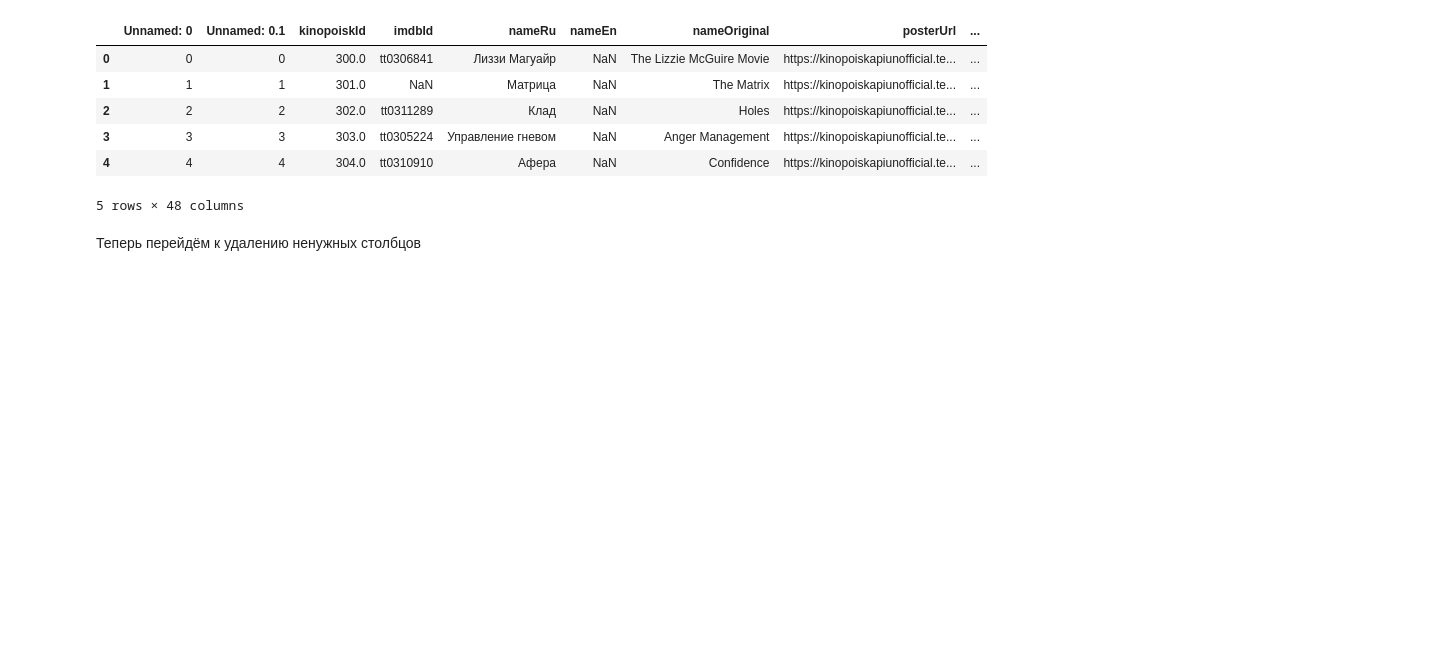
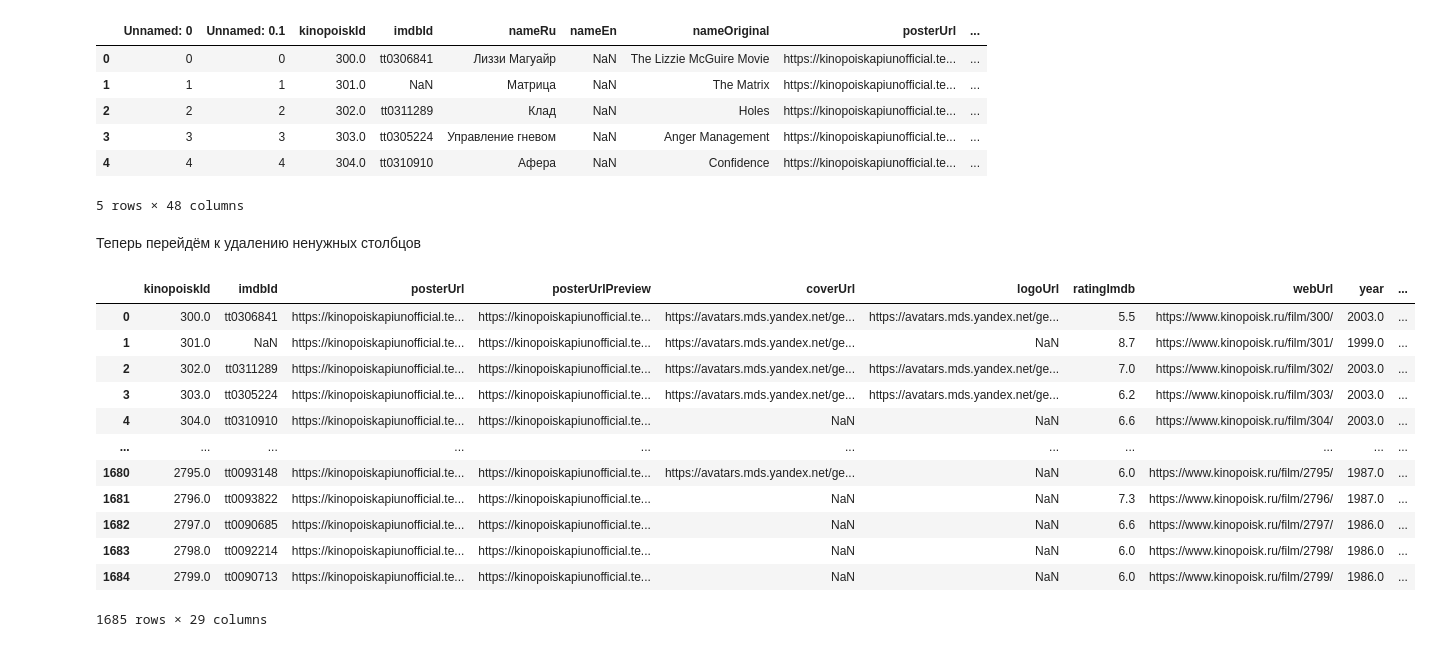
Before and after one commit to EvilPug/posmotrim, a Jupyter notebook: data_analysis/data_preparation.ipynb, the cells around one changed output. Saved outputs shown, nothing was run; the diff lists cells and outputs as text; code cells hidden in the pictures; blank space fills up the shorter version.

```diff
--- a/data_analysis/data_preparation.ipynb
+++ b/data_analysis/data_preparation.ipynb
@@ -97,3 +97,21 @@ data = data.drop(columns=['Unnamed: 0', 'Unnamed: 0.1', 'nameEn', 'nameRu', 'nam
        'ratingKinopoiskVoteCount', 'ratingImdbVoteCount',
        'ratingFilmCritics', 'ratingFilmCriticsVoteCount', 'ratingAwait',
        'ratingAwaitCount', 'ratingRfCritics', 'ratingRfCriticsVoteCount', 'hasImax', 'has3D', 'message'])
+# %%
+data = pd.read_csv('prepared_data.csv')
+# %%
+data.
+# %% [output]
+|  | kinopoiskId | imdbId | posterUrl | posterUrlPreview | coverUrl | logoUrl | ratingImdb | webUrl | year | ... |
+| 0 | 300.0 | tt0306841 | https://kinopoiskapiunofficial.te... | https://kinopoiskapiunofficial.te... | https://avatars.mds.yandex.net/ge... | https://avatars.mds.yandex.net/ge... | 5.5 | https://www.kinopoisk.ru/film/300/ | 2003.0 | ... |
+| 1 | 301.0 | NaN | https://kinopoiskapiunofficial.te... | https://kinopoiskapiunofficial.te... | https://avatars.mds.yandex.net/ge... | NaN | 8.7 | https://www.kinopoisk.ru/film/301/ | 1999.0 | ... |
+| 2 | 302.0 | tt0311289 | https://kinopoiskapiunofficial.te... | https://kinopoiskapiunofficial.te... | https://avatars.mds.yandex.net/ge... | https://avatars.mds.yandex.net/ge... | 7.0 | https://www.kinopoisk.ru/film/302/ | 2003.0 | ... |
+| 3 | 303.0 | tt0305224 | https://kinopoiskapiunofficial.te... | https://kinopoiskapiunofficial.te... | https://avatars.mds.yandex.net/ge... | https://avatars.mds.yandex.net/ge... | 6.2 | https://www.kinopoisk.ru/film/303/ | 2003.0 | ... |
+| 4 | 304.0 | tt0310910 | https://kinopoiskapiunofficial.te... | https://kinopoiskapiunofficial.te... | NaN | NaN | 6.6 | https://www.kinopoisk.ru/film/304/ | 2003.0 | ... |
+| ... | ... | ... | ... | ... | ... | ... | ... | ... | ... | ... |
+| 1680 | 2795.0 | tt0093148 | https://kinopoiskapiunofficial.te... | https://kinopoiskapiunofficial.te... | https://avatars.mds.yandex.net/ge... | NaN | 6.0 | https://www.kinopoisk.ru/film/2795/ | 1987.0 | ... |
+| 1681 | 2796.0 | tt0093822 | https://kinopoiskapiunofficial.te... | https://kinopoiskapiunofficial.te... | NaN | NaN | 7.3 | https://www.kinopoisk.ru/film/2796/ | 1987.0 | ... |
+| 1682 | 2797.0 | tt0090685 | https://kinopoiskapiunofficial.te... | https://kinopoiskapiunofficial.te... | NaN | NaN | 6.6 | https://www.kinopoisk.ru/film/2797/ | 1986.0 | ... |
+| 1683 | 2798.0 | tt0092214 | https://kinopoiskapiunofficial.te... | https://kinopoiskapiunofficial.te... | NaN | NaN | 6.0 | https://www.kinopoisk.ru/film/2798/ | 1986.0 | ... |
+| 1684 | 2799.0 | tt0090713 | https://kinopoiskapiunofficial.te... | https://kinopoiskapiunofficial.te... | NaN | NaN | 6.0 | https://www.kinopoisk.ru/film/2799/ | 1986.0 | ... |
+1685 rows × 29 columns
```
Also changed, not shown: parts of 3 cells of this notebook, 4 other files.
